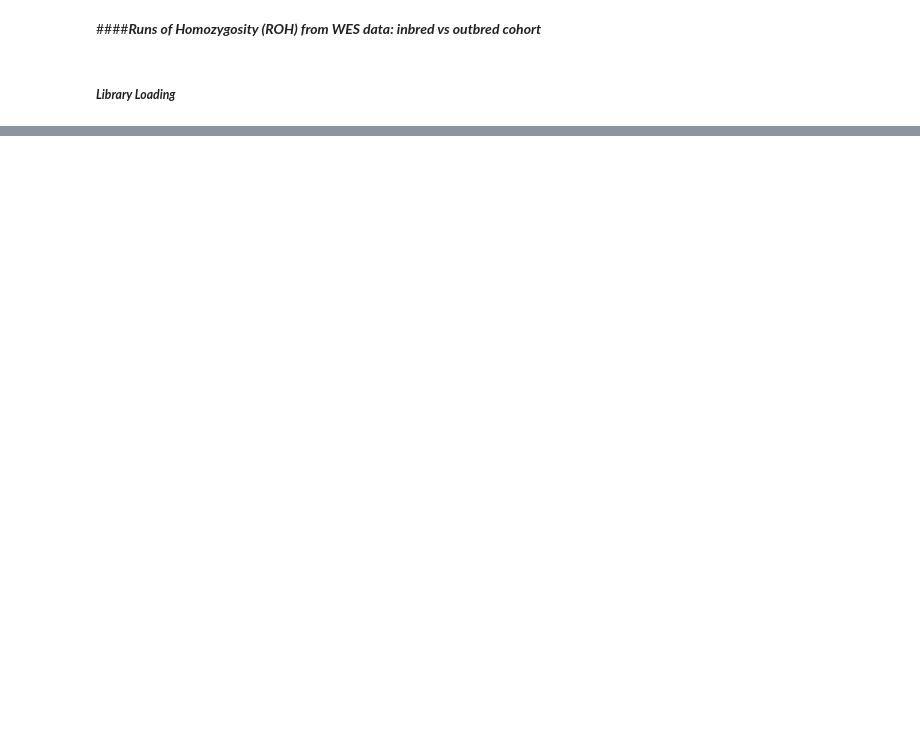
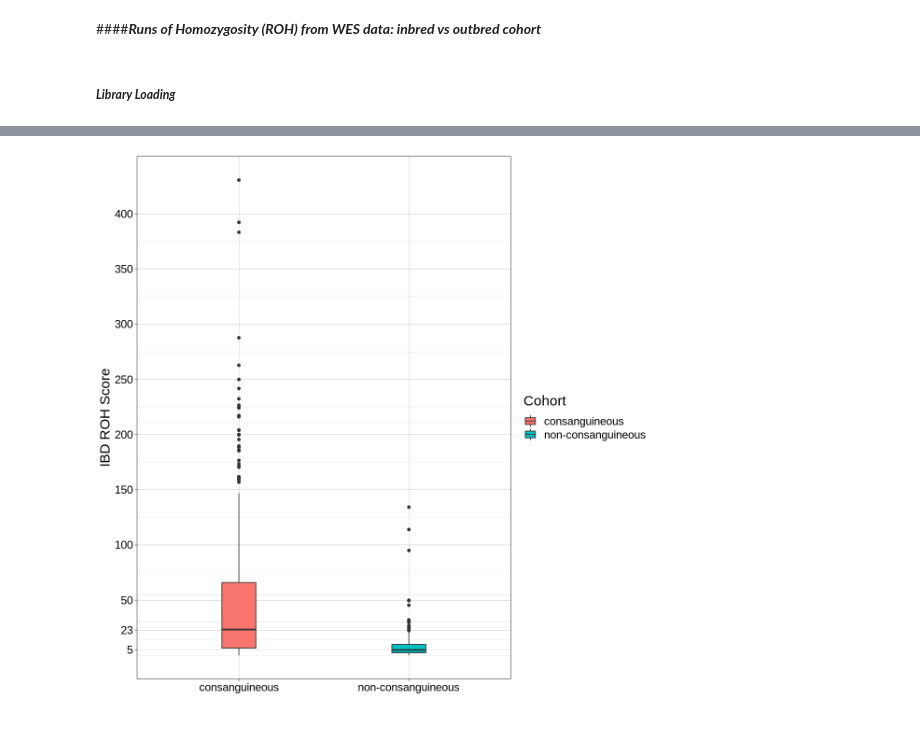
Before and after one commit to tgiangregorio/Medical_Genomics, a Jupyter notebook: ROH.statistics.ipynb, the cells around one changed output, grey strips where cells are left out. Drawn from its saved outputs; the diff is of its cells as text; code cells hidden in the pictures; blank space fills up the shorter version.

```diff
--- a/ROH.statistics.ipynb
+++ b/ROH.statistics.ipynb
@@ -61 +86,12 @@ ggplot(AudacityROHResult,aes(x =Length/1000000, color=Status)) +
+# %%
+options(repr.plot.width=10, repr.plot.height=10)
+ggplot(AudacityROHResult_1.5Mb, aes(x=Status,y=Score, fill=Status)) +  geom_boxplot(width=0.2) +
+xlab("") +
+ylab("IBD ROH Score") +
+labs(fill = "Cohort") +
+theme_linedraw() +
+theme(text=element_text(size=18,color = "black")) +
+scale_y_continuous(breaks= c(seq(50,400, by=50),23,5))
+# %% [output]
+[figure, added]
 # %%
```
Also changed, not shown: parts of 22 cells of this notebook.
